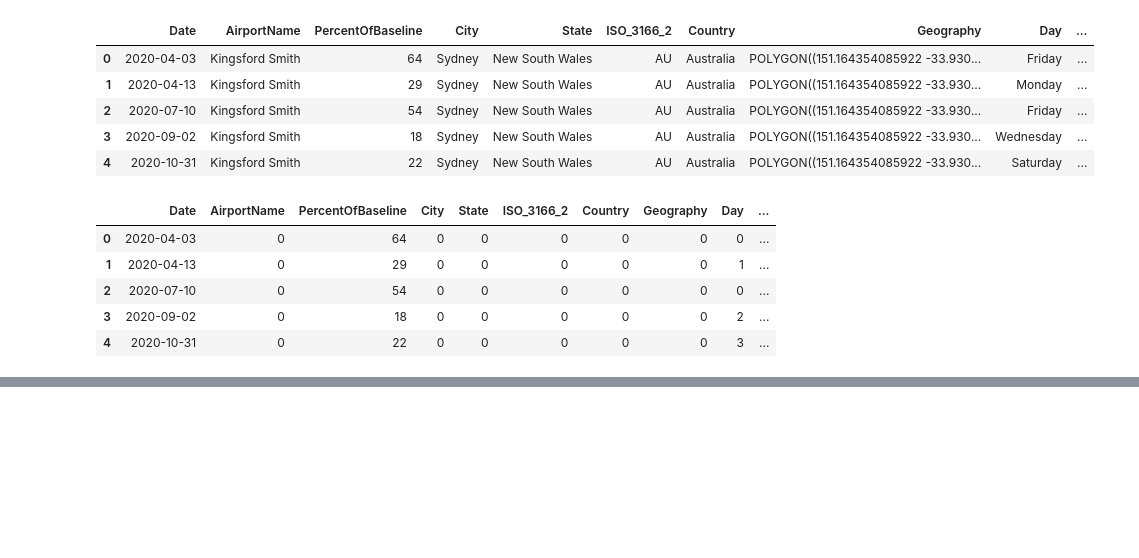
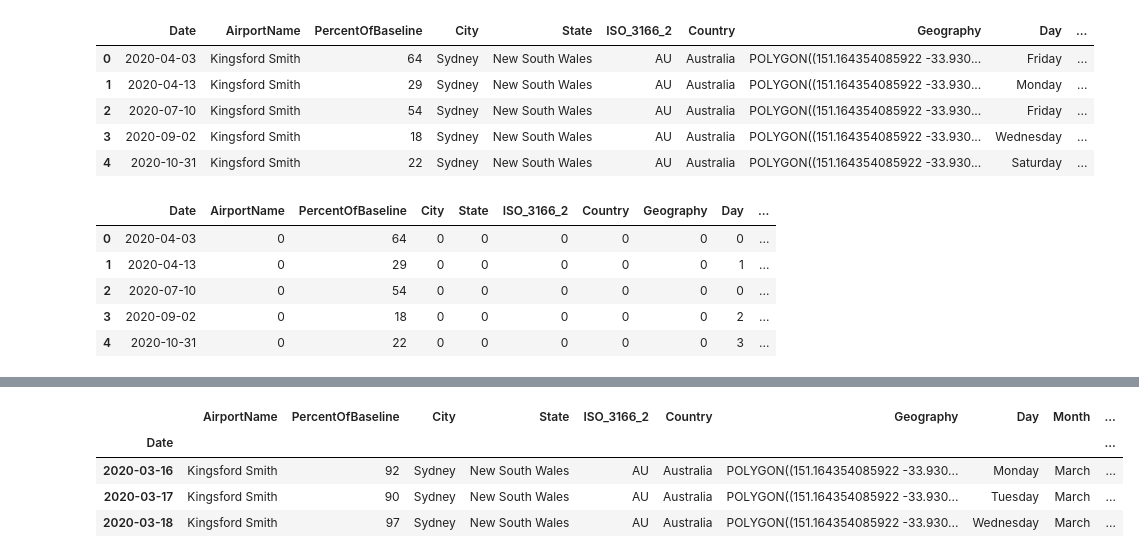
Before and after one commit to jayakrithi/airport-traffic-pattern, a Jupyter notebook: airport_traffic_analysis.ipynb, the cells around one changed output, grey strips where cells are left out. Saved outputs shown, nothing was run; the diff lists cells and outputs as text; code cells hidden in the pictures; blank space fills up the shorter version.

```diff
--- a/airport_traffic_analysis.ipynb
+++ b/airport_traffic_analysis.ipynb
@@ -123,0 +198,8 @@ g = sns.heatmap(encoded_df.corr(), annot=True, linewidths=.5, cmap="YlGnBu")
+# %%
+data_aus.head(3)
+# %% [output]
+|  | AirportName | PercentOfBaseline | City | State | ISO_3166_2 | Country | Geography | Day | Month | ... |
+| Date |  |  |  |  |  |  |  |  |  | ... |
+| 2020-03-16 | Kingsford Smith | 92 | Sydney | New South Wales | AU | Australia | POLYGON((151.164354085922 -33.930... | Monday | March | ... |
+| 2020-03-17 | Kingsford Smith | 90 | Sydney | New South Wales | AU | Australia | POLYGON((151.164354085922 -33.930... | Tuesday | March | ... |
+| 2020-03-18 | Kingsford Smith | 97 | Sydney | New South Wales | AU | Australia | POLYGON((151.164354085922 -33.930... | Wednesday | March | ... |
```
Also changed, not shown: parts of 7 cells of this notebook.
